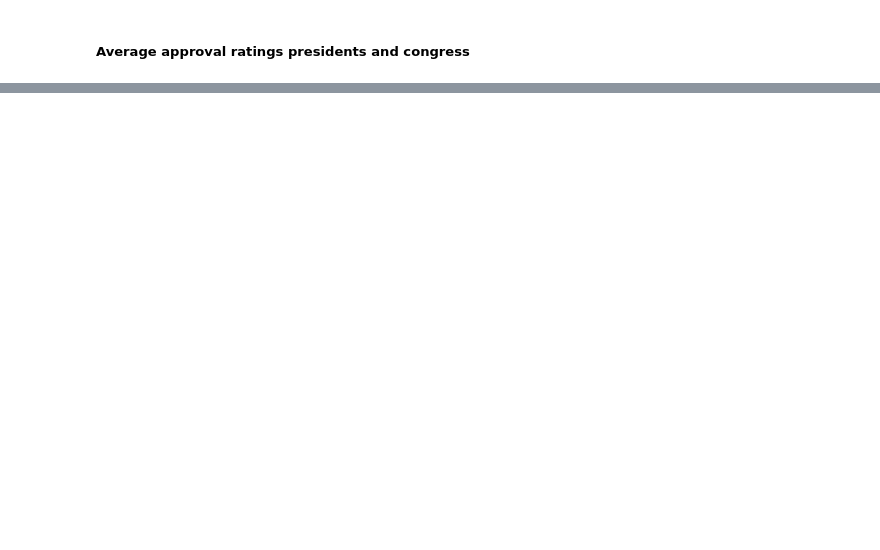
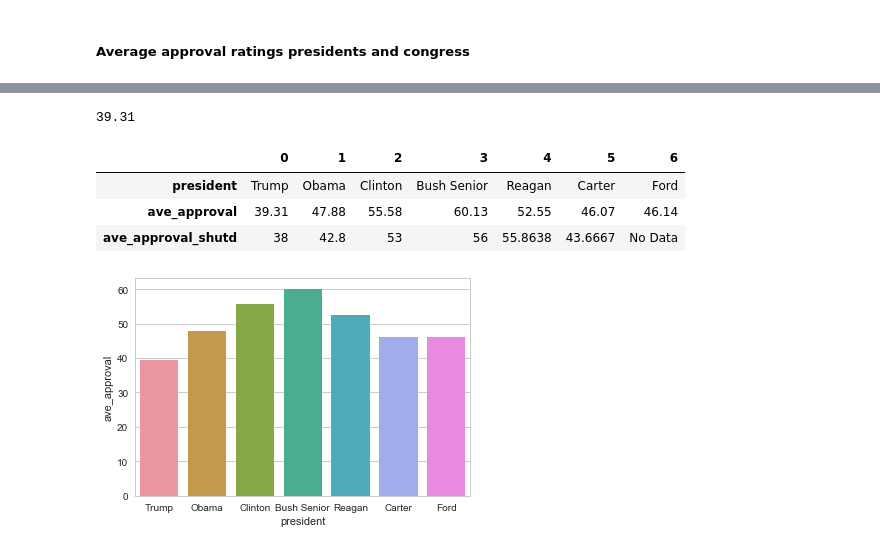
Before and after one commit to amritperera/Data-Bootcamp-Project-1, a Jupyter notebook: Code/Ahmeda-Visualization.ipynb, the cells around one changed output, grey strips where cells are left out. Cells and saved outputs as stored; diff of their text form; code cells hidden in the pictures; blank space fills up the shorter version.

Commit message:
cleaned approval and half plotted plot3

```diff
--- a/Code/Ahmeda-Visualization.ipynb
+++ b/Code/Ahmeda-Visualization.ipynb
@@ -1019,6 +1030,7 @@ congress_clean = congress_df[['approve_congress','disapprove_congress','sd','ed'
 ##### Average approval ratings presidents and congress
 # %%
 # averaging the approval rating of each pandas series and saving into variable
+ave_trump = round(trump_df.approve.mean(),2)
 ave_obama = round(obama_df.approve_obama.mean(),2)
 ave_bush = round(bush_df.approve_bush.mean(),2)
 ave_clinton = round(clinton_df.approve_clinton.mean(),2)
@@ -1055,0 +1041,4 @@ NameError: name 'datetime' is not defined
+# %%
+ave_trump
+# %% [output]
+39.31
@@ -1055,0 +1074,42 @@ NameError: name 'datetime' is not defined
+# %%
+# Getting approval ratings during shutdowns
+ave_trump_shutdown = (trump_shutdown1.approve.mean() +
+                      trump_shutdown1.approve.mean() ) /2
+
+ave_obama_shutdown = obama_shutdown.approve_obama.mean()
+ave_clinton_shutdown = clinton_shutdown1.approve_clinton.mean()
+ave_bush_senior_shutdown = senior_shutdown.approve_bush_senior.mean()
+ave_reagan_shutdown = (reagan_shutdown1.approve_reagan.mean() +
+                       reagan_shutdown2.approve_reagan.mean() +
+                       reagan_shutdown3.approve_reagan.mean() +
+                       reagan_shutdown4.approve_reagan.mean() +
+                       reagan_shutdown5.approve_reagan.mean() +
+                       reagan_shutdown6.approve_reagan.mean() +
+                       reagan_shutdown7.approve_reagan.mean() +
+                       reagan_shutdown8.approve_reagan.mean() ) / 8
+
+ave_carter_shutdown = (carter_shutdown1.approve_carter.mean() +
+                       carter_shutdown2.approve_carter.mean() +
+                       carter_shutdown3.approve_carter.mean()  ) / 3
+ave_ford_shutdown = 'No Data'
+# %%
+# Create a dict
+raw_data = {'president': ['Trump', 'Obama', 'Clinton', 'Bush Senior','Reagan','Carter','Ford'],
+        'ave_approval': [ave_trump, ave_obama, ave_clinton, ave_bush_senior, ave_reagan, ave_carter, ave_ford],
+        'ave_approval_shutd': [ave_trump_shutdown, ave_obama_shutdown, ave_clinton_shutdown, ave_bush_senior_shutdown,
+                             ave_reagan_shutdown, ave_carter_shutdown, ave_ford_shutdown],
+        }
+# %%
+df = pd.DataFrame(raw_data, columns = ['president', 'ave_approval', 'ave_approval_shutd'])
+# %%
+xx = df.T
+# %% [output]
+|  | 0 | 1 | 2 | 3 | 4 | 5 | 6 |
+| president | Trump | Obama | Clinton | Bush Senior | Reagan | Carter | Ford |
+| ave_approval | 39.31 | 47.88 | 55.58 | 60.13 | 52.55 | 46.07 | 46.14 |
+| ave_approval_shutd | 38 | 42.8 | 53 | 56 | 55.8638 | 43.6667 | No Data |
+# %%
+sns.set(style="whitegrid")
+ax = sns.barplot(x="president", y="ave_approval",hue='' data=df)
+# %% [output]
+[figure, added]
```
Also changed, not shown: parts of 9 cells of this notebook, 1 other file.
